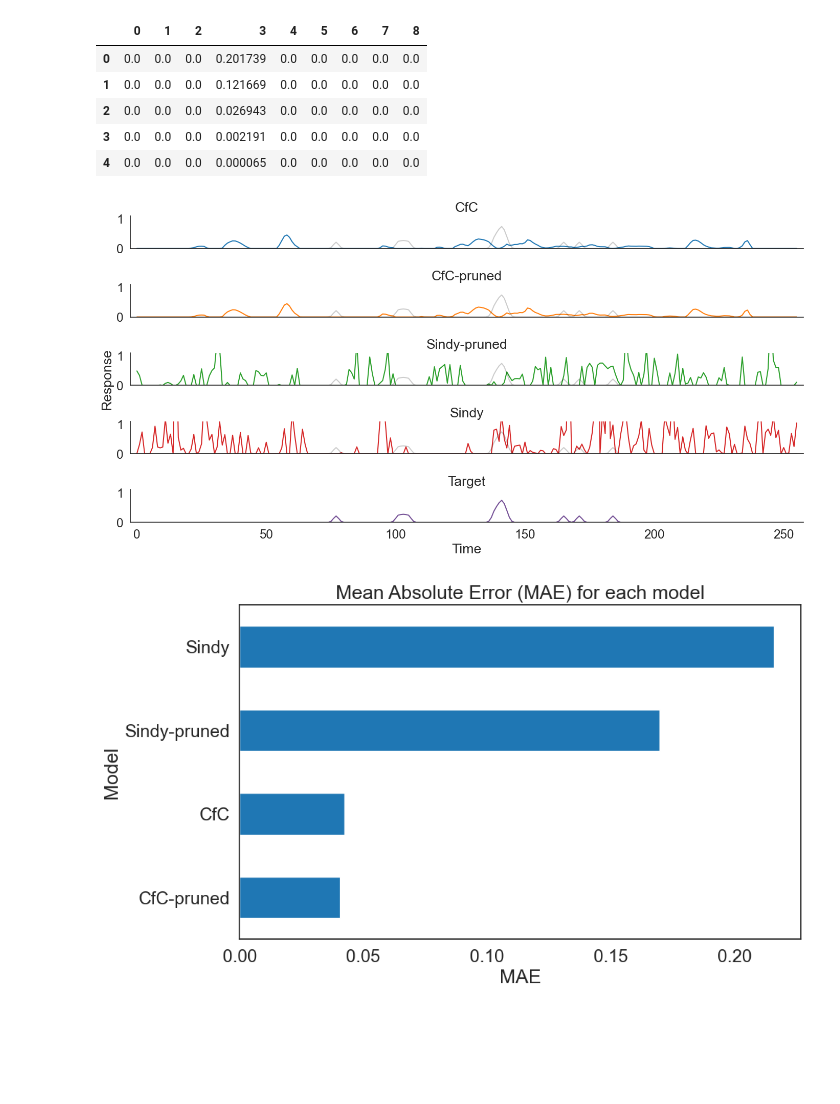
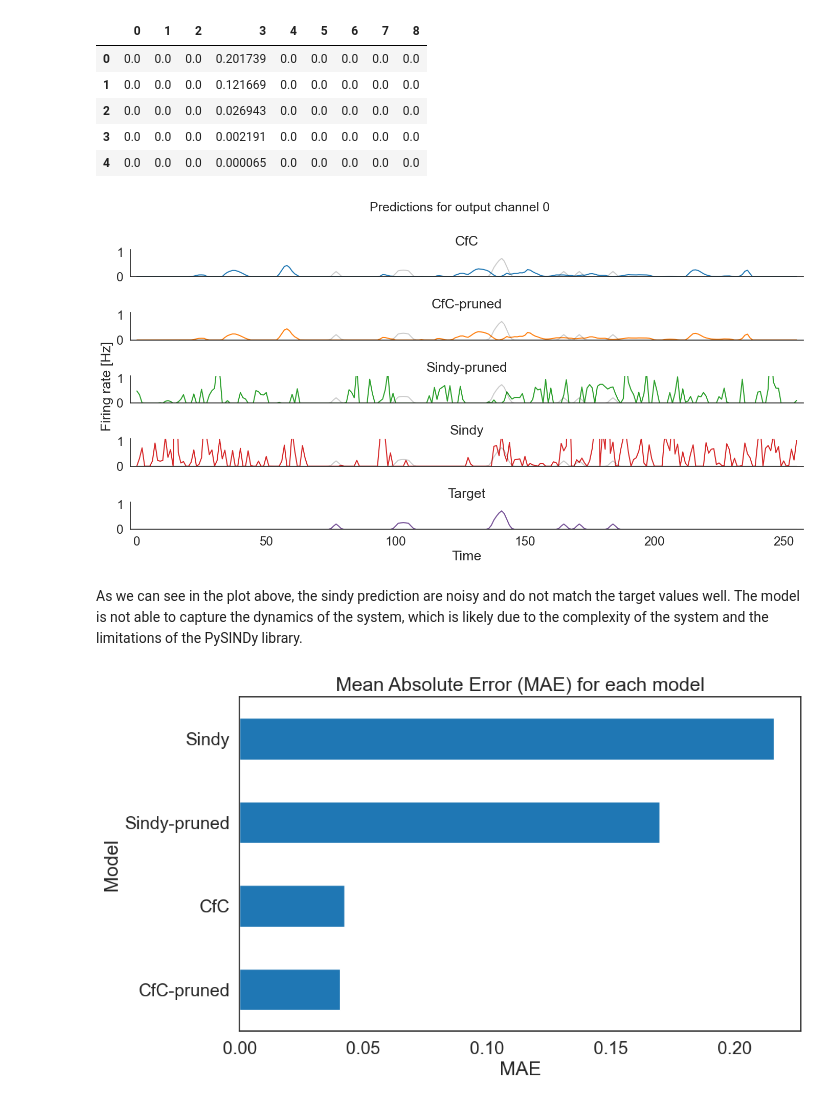
Before and after one commit to JankowskiDaniel/Neural-Deep-Retina, a Jupyter notebook: notebooks/nesy-retina-report.ipynb, the cells around one changed output. Cells and saved outputs as stored; diff of their text form; code cells hidden in the pictures; blank space fills up the shorter version.

```diff
--- a/notebooks/nesy-retina-report.ipynb
+++ b/notebooks/nesy-retina-report.ipynb
@@ -32,24 +45,22 @@ Our initial assumption is that the rise in firing rate is a result of a change i
 # %%
-def read_h5_to_numpy(
-    file_path: str, subset_type: str, response_type: str
-):
-        """
-        Reads data from an HDF5 file and converts it to numpy arrays. Normalizes the output data if the scaler is provided.
-        Returns:
-            Tuple[ndarray[Any, dtype[Any]], ndarray[Any, dtype[Any]]]: A tuple containing the input data (X) and the output data (y).
-        """  # noqa: E501
-        with File(file_path, "r") as h5file:
-            # Read as numpy arrays
-            X = np.asarray(h5file[subset_type]["stimulus"])
-            y = np.asarray(
-                h5file[subset_type]["response"][response_type]
-            )
-        X = X.astype("float32") / 255.0
-        y = y.astype("float32")
+def read_h5_to_numpy(file_path: str, subset_type: str, response_type: str):
+    """
+    Reads data from an HDF5 file and converts it to numpy arrays. Normalizes the output data if the scaler is provided.
+    Returns:
+        Tuple[ndarray[Any, dtype[Any]], ndarray[Any, dtype[Any]]]: A tuple containing the input data (X) and the output data (y).
+    """  # noqa: E501
+    with File(file_path, "r") as h5file:
+        # Read as numpy arrays
+        X = np.asarray(h5file[subset_type]["stimulus"])
+        y = np.asarray(h5file[subset_type]["response"][response_type])
+    X = X.astype("float32") / 255.0
+    y = y.astype("float32")
 
-        return X, y
+    return X, y
 # %%
-x, y = read_h5_to_numpy("../data/neural_code_data/naturalscene.h5", 'train', 'firing_rate_10ms')
+x, y = read_h5_to_numpy(
+    "../data/neural_code_data/naturalscene.h5", "train", "firing_rate_10ms"
+)
 # %% [markdown]
 Let's show a few examples of input frames
 # %%
@@ -194,37 +211,38 @@ for i, (model_name, df) in enumerate(pred_dict.items()):
     # Plot the target values in background
     # Adjust data frame length
     target_df = pred_dict["Target"].iloc[: len(df)]
     sns.lineplot(
         x=target_df.index,
         y=output_channel,
         data=target_df,
         ax=axes[i],
         color="black",
         alpha=0.2,
     )
     # Add a title
     axes[i].set_title(model_name)
     axes[i].get_xaxis().set_visible(False)
     axes[i].set_ylabel("")
     axes[i].margins(x=0.01)
     axes[i].set_ylim(0, 1.1)
 
 # Set x axis label for the last subplot
 axes[-1].get_xaxis().set_visible(True)
 axes[-1].set_xlabel("Time")
 
 # Set y axis label for the figure
-fig.text(-0.001, 0.5, "Response", va="center", rotation="vertical")
+fig.text(-0.001, 0.5, "Firing rate [Hz]", va="center", rotation="vertical")
 
-# Set fig title
-# fig.suptitle(f"Predictions for output channel {output_channel}", fontsize=18)
+fig.suptitle(f"Predictions for output channel {output_channel}", fontsize=18)
 
 sns.despine()
 # Adjust the layout
 plt.tight_layout()
 plt.show()
 # %% [output]
-[figure, old version]
+[figure, new version]
+# %% [markdown]
+As we can see in the plot above, the sindy prediction are noisy and do not match the target values well. The model is not able to capture the dynamics of the system, which is likely due to the complexity of the system and the limitations of the PySINDy library.
 # %%
 # Calculate mae for each model
 mae_dict = {}
```
Also changed, not shown: parts of 15 cells of this notebook.
